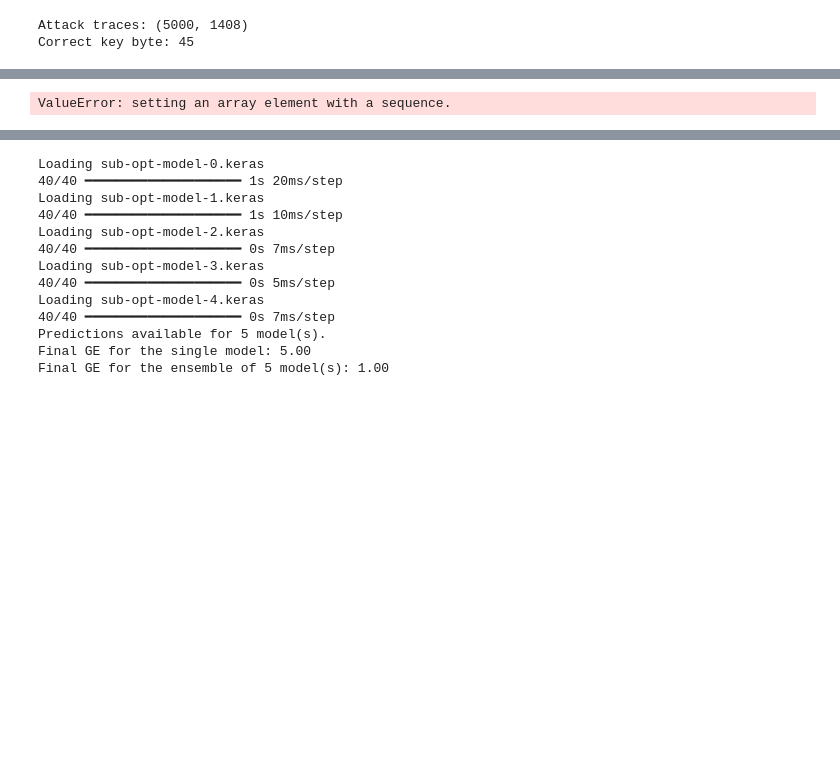
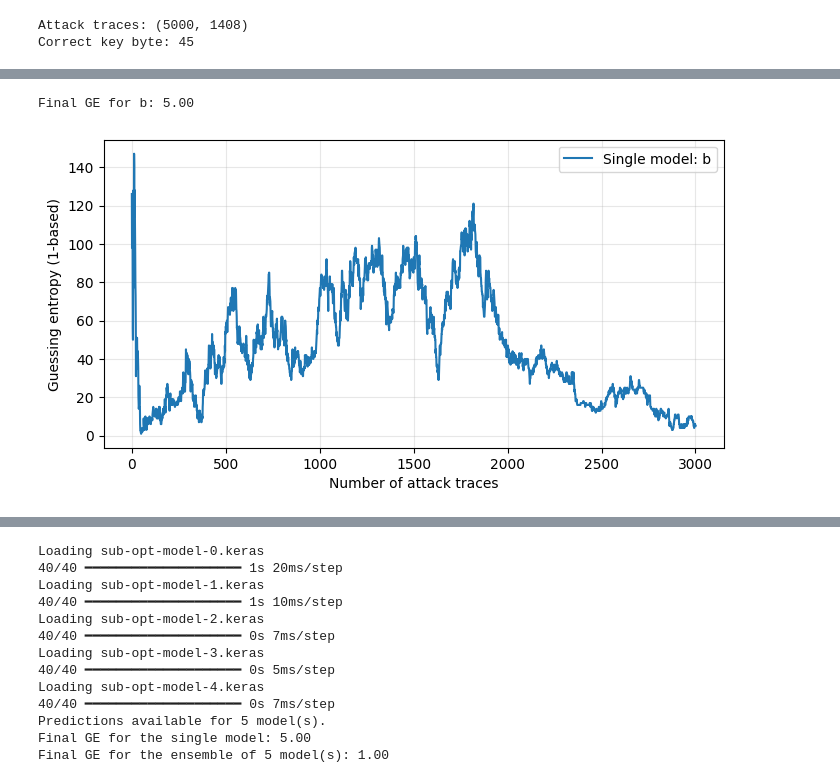
Before and after one commit to Azi-Lizzy/ii-dlsca, a Jupyter notebook: 01_Ensemble_Learning.ipynb, the cells around one changed output, grey strips where cells are left out. Saved outputs shown, nothing was run; the diff lists cells and outputs as text; code cells hidden in the pictures; blank space fills up the shorter version.

```diff
--- a/01_Ensemble_Learning.ipynb
+++ b/01_Ensemble_Learning.ipynb
@@ -283,62 +295,58 @@ Predictions available for 5000 model(s).
 from sklearn.utils import shuffle
 import matplotlib.pyplot as plt
 
+single_model = model_files[0]  # Set this to the filename of the best pretrained model.
 runs = 50
 num_attack_traces = 3000
-assert runs > 0 and 0 < num_attack_traces <= n_attack
 
+HW = [bin(value).count('1') for value in range(256)]
 
 def calculate_ge(log_probabilities):
+    # Map predicted class probabilities to the 256 key hypotheses.
     iv = [128, 64, 12, 6, 0, 0, 0, 0]
     nonce0 = attack_data[:, 2]
     nonce1 = attack_data[:, 3]
-
     hypothesis_probabilities = np.zeros((n_attack, 256))
 
     for index in range(n_attack):
         for hypothesis in range(256):
-            key0 = hypothesis
-            #TODO
-            # Use the SB-8 (y4) relation to calculate the hypothetical value of y4 if the key0 is equal to the hypotetical key, hypothesis.
-            hypothetical_value = ...
-            # Then we use the prediction probability for this hypothetical_value as the probability of key0 = hypothesis
-            hypothesis_probabilities[index, hypothesis] = log_probabilities[index, hypothetical_value]
+            key1 = hypothesis
+
+            if leakage_model == "SB-8":
+              hypothesis_probabilities[index, hypothesis] = log_probabilities[
+                  index, nonce0[index] ^ nonce1[index] ^ (iv[target_byte] & key1) ^ (nonce1[index] & key1) ^ key1]
+            elif leakage_model == "HW":
+              hypothesis_probabilities[index, hypothesis] = log_probabilities[
+                  index, HW[nonce0[index] ^ nonce1[index] ^ (iv[target_byte] & key1) ^ (nonce1[index] & key1) ^ key1]]
 
     # Accumulate scores and average the correct-key rank over repeated attacks.
     key_ranking_sum = np.zeros(num_attack_traces)
     for run in range(runs):
         shuffled_probabilities = shuffle(hypothesis_probabilities, random_state=0)
         key_probabilities = np.zeros(256)
 
         for index in range(num_attack_traces):
-          # TODO:
-            # 1. Add trace's log-probability scores from shuffled_probabilities
-            #    according to Sk(n) in the above formula.
-            ...
-            # 2. Use np.argsort() to sort the key hypotheses by their accumulated
-            #    scores, from highest to lowest.
-            ...
-            # 3. Find the position of good_key in the sorted hypotheses.
-            ...
-            # 4. Add the correct key's rank to key_ranking_sum[index].
-            #    These ranks will later be averaged across attack repetitions.
-            ...
+            key_probabilities += shuffled_probabilities[index]
+            key_probabilities_sorted = np.argsort(key_probabilities)[::-1]
+
+            correct_key_rank = list(key_probabilities_sorted).index(good_key) + 1
+            key_ranking_sum[index] += correct_key_rank
 
     return key_ranking_sum / runs
 
-
 log_probabilities = np.log(best_model_probabilities.astype(np.float64) + 1e-40)
 ge_single = calculate_ge(log_probabilities)
-print(f'Final GE for the best found model: {ge_single[-1]:.2f}')
+print(f'Final GE for {single_model}: {ge_single[-1]:.2f}')
 
 trace_axis = np.arange(1, num_attack_traces + 1)
 plt.figure(figsize=(8, 4))
-plt.plot(trace_axis, ge_single, label=f'best found model')
+plt.plot(trace_axis, ge_single, label=f'Single model: {single_model}')
 plt.xlabel('Number of attack traces')
 plt.ylabel('Guessing entropy (1-based)')
 plt.legend()
 plt.grid(alpha=0.3)
 plt.show()
 # %% [output]
-ValueError: setting an array element with a sequence.
+Final GE for b: 5.00
+[figure, added]
 # %% [markdown]
```
Also changed, not shown: parts of 8 cells of this notebook, 3 other files.
